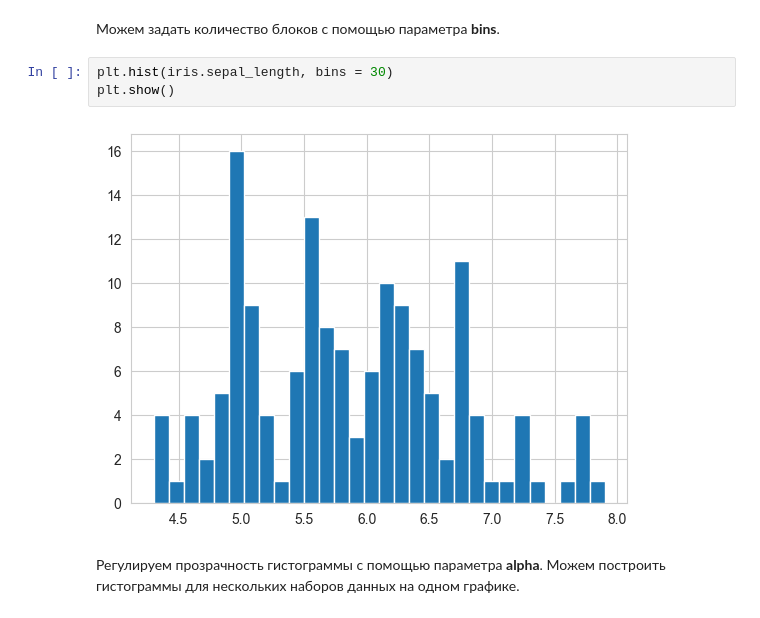
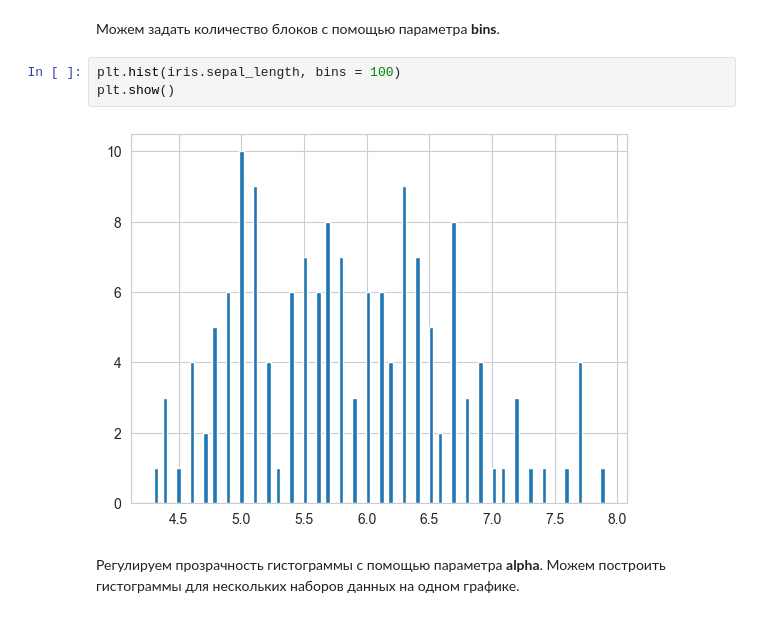
Before and after one commit to Grandher/MLabs-IIS-lessons_python, a Jupyter notebook: Task3/3_visualize_data.ipynb, the cells around one changed output. Cells and saved outputs as stored; diff of their text form.

Commit message:
task 3-4 visualize and graph

```diff
--- a/Task3/3_visualize_data.ipynb
+++ b/Task3/3_visualize_data.ipynb
@@ -132,10 +132,10 @@ plt.show()
 # %% [markdown]
 Можем задать количество блоков с помощью параметра **bins**.
 # %%
-plt.hist(iris.sepal_length, bins = 30)
+plt.hist(iris.sepal_length, bins = 100)
 plt.show()
 # %% [output]
-[figure, old version]
+[figure, new version]
 # %% [markdown]
 Регулируем прозрачность гистограммы с помощью параметра **alpha**. Можем построить гистограммы для нескольких наборов данных на одном графике.
 # %%
```
Also changed, not shown: parts of 17 cells of this notebook, 2 other files.
